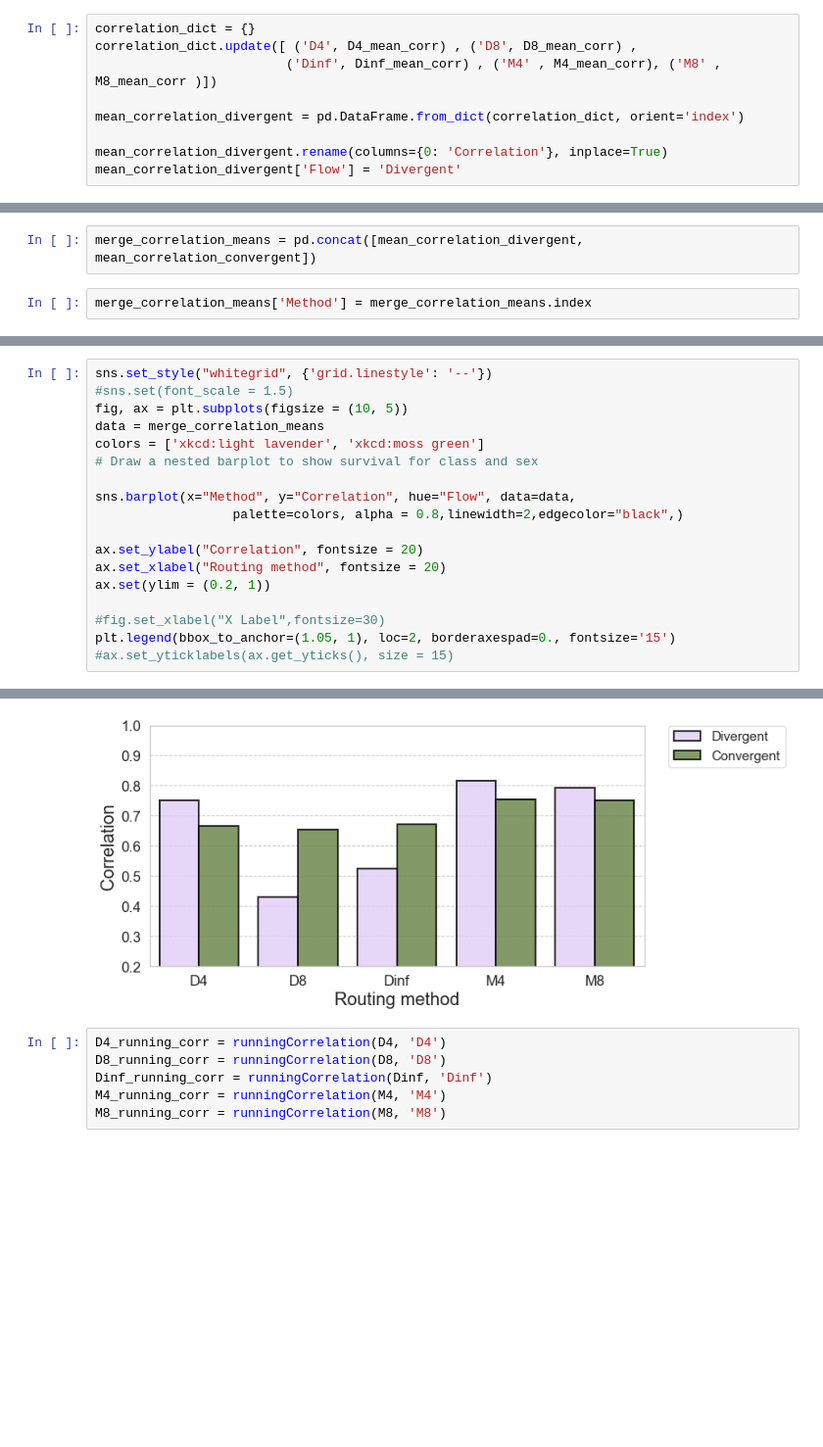
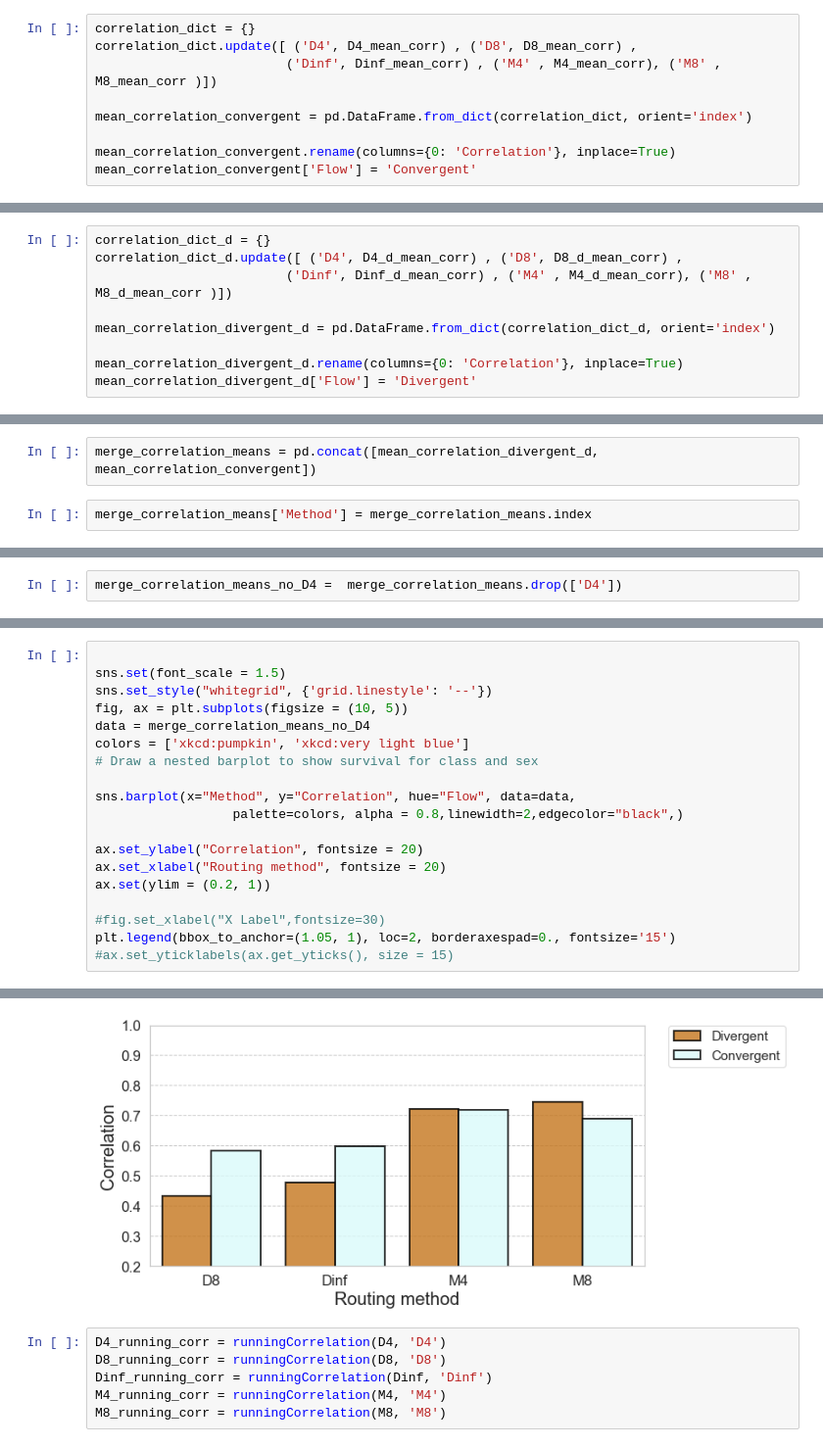
Before and after one commit to Simon-JW/slope_area_relations, a Jupyter notebook: correlation_across_resolutions.ipynb, the cells around one changed output, grey strips where cells are left out. Shown at 98% size. Drawn from its saved outputs; the diff is of its cells as text; blank space fills up the shorter version.

```diff
--- a/correlation_across_resolutions.ipynb
+++ b/correlation_across_resolutions.ipynb
@@ -305,7 +343,7 @@ correlation_dict = {}
 correlation_dict.update([ ('D4', D4_mean_corr) , ('D8', D8_mean_corr) ,
                          ('Dinf', Dinf_mean_corr) , ('M4' , M4_mean_corr), ('M8' , M8_mean_corr )])
 
-mean_correlation_divergent = pd.DataFrame.from_dict(correlation_dict, orient='index')
+mean_correlation_convergent = pd.DataFrame.from_dict(correlation_dict, orient='index')
 
-mean_correlation_divergent.rename(columns={0: 'Correlation'}, inplace=True)
-mean_correlation_divergent['Flow'] = 'Divergent'
+mean_correlation_convergent.rename(columns={0: 'Correlation'}, inplace=True)
+mean_correlation_convergent['Flow'] = 'Convergent'
@@ -320,0 +350,9 @@ mean_correlation_divergent
+# %%
+correlation_dict_d = {}
+correlation_dict_d.update([ ('D4', D4_d_mean_corr) , ('D8', D8_d_mean_corr) ,
+                         ('Dinf', Dinf_d_mean_corr) , ('M4' , M4_d_mean_corr), ('M8' , M8_d_mean_corr )])
+
+mean_correlation_divergent_d = pd.DataFrame.from_dict(correlation_dict_d, orient='index')
+
+mean_correlation_divergent_d.rename(columns={0: 'Correlation'}, inplace=True)
+mean_correlation_divergent_d['Flow'] = 'Divergent'
@@ -321,5 +386,5 @@ mean_correlation_divergent
 # %%
-merge_correlation_means = pd.concat([mean_correlation_divergent, mean_correlation_convergent])
+merge_correlation_means = pd.concat([mean_correlation_divergent_d, mean_correlation_convergent])
 # %%
 merge_correlation_means['Method'] = merge_correlation_means.index
 # %%
@@ -338,0 +418,2 @@ merge_correlation_means
+# %%
+merge_correlation_means_no_D4 =  merge_correlation_means.drop(['D4'])
@@ -339,24 +432,25 @@ merge_correlation_means
 # %%
+
+sns.set(font_scale = 1.5)
 sns.set_style("whitegrid", {'grid.linestyle': '--'})
-#sns.set(font_scale = 1.5)
 fig, ax = plt.subplots(figsize = (10, 5))
-data = merge_correlation_means
-colors = ['xkcd:light lavender', 'xkcd:moss green']
+data = merge_correlation_means_no_D4
+colors = ['xkcd:pumpkin', 'xkcd:very light blue']
 # Draw a nested barplot to show survival for class and sex
 
 sns.barplot(x="Method", y="Correlation", hue="Flow", data=data,
                   palette=colors, alpha = 0.8,linewidth=2,edgecolor="black",)
 
 ax.set_ylabel("Correlation", fontsize = 20)
 ax.set_xlabel("Routing method", fontsize = 20)
 ax.set(ylim = (0.2, 1))
 
 #fig.set_xlabel("X Label",fontsize=30)
 plt.legend(bbox_to_anchor=(1.05, 1), loc=2, borderaxespad=0., fontsize='15')
 #ax.set_yticklabels(ax.get_yticks(), size = 15)
 # %% [output]
 <matplotlib.legend.Legend at 0x...>
-[figure, old version]
+[figure, new version]
 # %%
 D4_running_corr = runningCorrelation(D4, 'D4')
 D8_running_corr = runningCorrelation(D8, 'D8')
```
Also changed, not shown: parts of 25 cells of this notebook, 9 other files.
